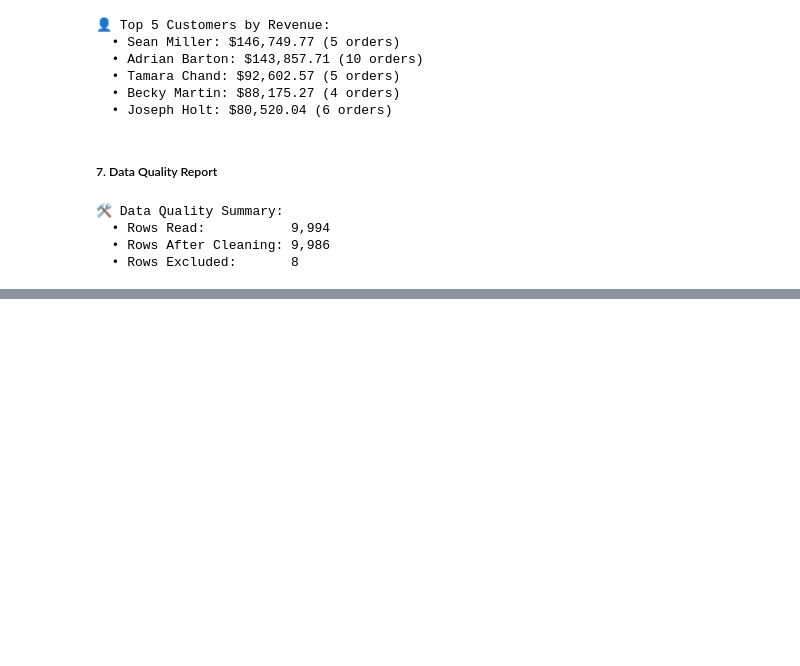
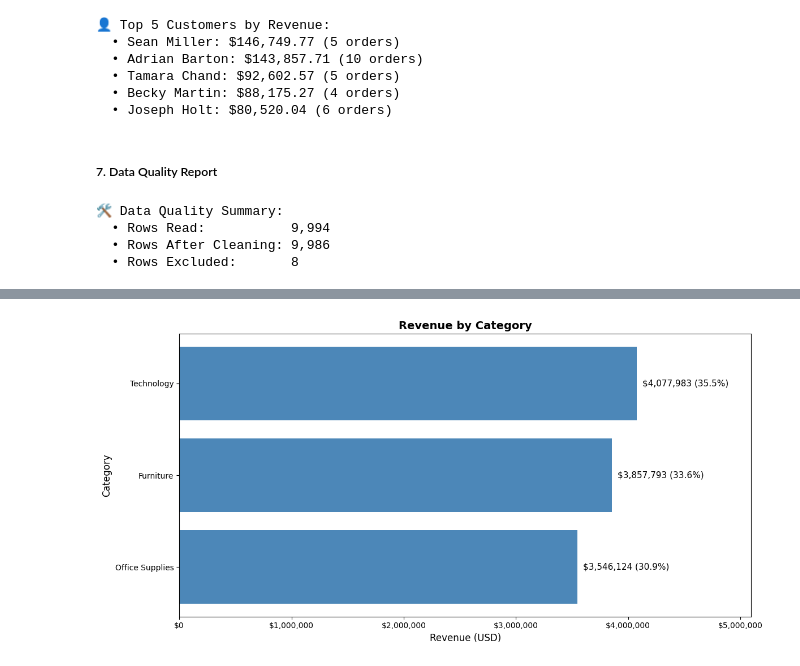
Before and after one commit to adilshah150139/Sales-Exploratory-Enalysis-Python, a Jupyter notebook: NoteBookes/Sales_Analysis.ipynb, the cells around one changed output, grey strips where cells are left out. Drawn from its saved outputs; the diff is of its cells as text; code cells hidden in the pictures; blank space fills up the shorter version.

```diff
--- a/NoteBookes/Sales_Analysis.ipynb
+++ b/NoteBookes/Sales_Analysis.ipynb
@@ -548,0 +619,44 @@ data_quality
+# %%
+
+# Step 1: Calculate revenue by category
+category_revenue = df_cleaned.groupby('Category')['Line_Total'].sum().sort_values(ascending=True)
+
+# Step 2: Calculate total revenue for percentage
+total_revenue = category_revenue.sum()
+
+# Step 3: Create the plot
+plt.figure(figsize=(12, 6))
+bars = plt.barh(category_revenue.index, category_revenue.values, color='#4C87B8')
+
+# Step 4: Add labels at the end of each bar
+for bar in bars:
+    width = bar.get_width()
+    pct = (width / total_revenue) * 100
+    plt.text(
+        width + 50000,                         # small offset from bar end
+        bar.get_y() + bar.get_height() / 2,
+        f'${width:,.0f} ({pct:.1f}%)',
+        va='center',
+        fontsize=11
+    )
+
+# Step 5: Format x-axis as $500,000 (full numbers with commas)
+def format_dollars(x, pos):
+    return f'${x:,.0f}'
+
+plt.gca().xaxis.set_major_formatter(FuncFormatter(format_dollars))
+
+# Step 6: Titles and labels
+plt.title('Revenue by Category', fontsize=14, fontweight='bold')
+plt.xlabel('Revenue (USD)', fontsize=12)
+plt.ylabel('Category', fontsize=12)
+
+# Step 7: Slightly extend x-limit so labels are not cut off
+plt.xlim(0, category_revenue.max() * 1.25)
+
+# Step 8: Show the plot
+plt.tight_layout()
+plt.savefig('revenue_by_category.png', dpi=150, bbox_inches='tight')
+plt.show()
+# %% [output]
+[figure, added]
```
Also changed, not shown: parts of 9 cells of this notebook.
